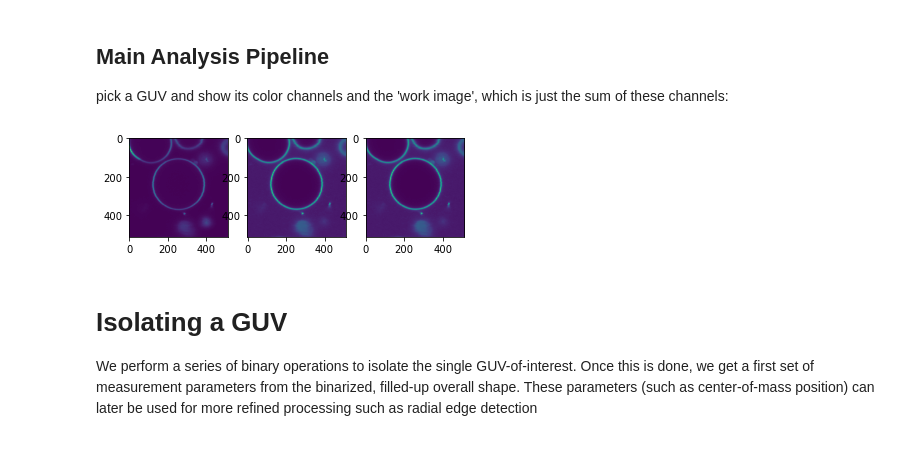
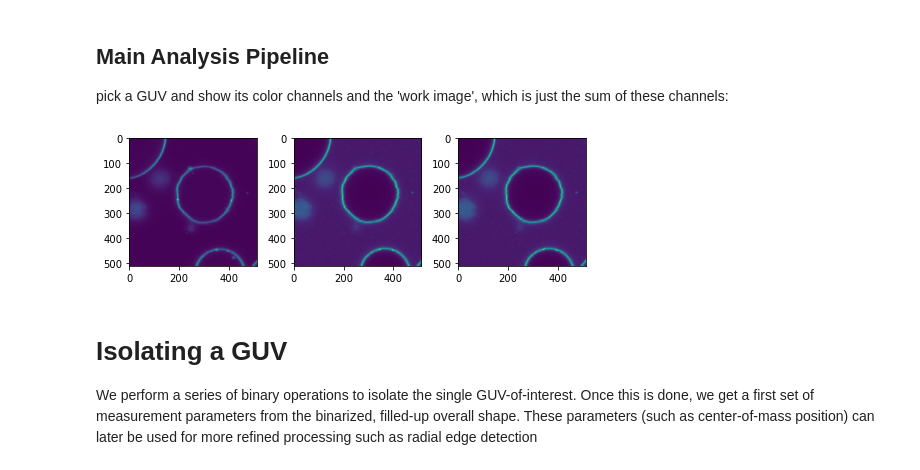
Before and after one commit to jacobkers/Vesicle_analysis, a Jupyter notebook: python/Bert_basic_pipeline_notebook.ipynb, the cells around one changed output. Saved outputs shown, nothing was run; the diff lists cells and outputs as text; code cells hidden in the pictures.

```diff
--- a/python/Bert_basic_pipeline_notebook.ipynb
+++ b/python/Bert_basic_pipeline_notebook.ipynb
@@ -19,3 +19,9 @@ from skimage import measure
 #customs:
 import guv_binary_ops
 import guv_tools
+
+# set up autoreload on all files
+%load_ext autoreload
+%autoreload 2
+
+plt.rcParams['figure.figsize'] = [7, 5]
@@ -70,23 +79,25 @@ for row_cells in sheet_files.iter_rows(min_row=2, max_row=sheet_files.max_row):
 ## Main Analysis Pipeline
 pick a GUV and show its color channels and the 'work image', which is just the sum of these channels:
 # %%
-Guv = Guv_list[0]
+Guv = Guv_list[2]
 image_path = Guv.pathname + '\\' + Guv.filename
 roi = np.array(io.imread(image_path))
 # extract other basic metadata
 clrs, rr,cc,=np.shape(roi)
 fig, axs = plt.subplots(1, clrs +1)
 #setup a work image for edge detection etc
 for color_i, chan in enumerate(roi):
     if color_i==0:
         roi_work=chan-np.min(chan)
     else:
             roi_work=+ chan - np.min(chan)
+            roi_main = chan  #to be used later
     axs[color_i].imshow(chan)
 axs[color_i+1].imshow(roi_work)
+fig.tight_layout()
 plt.show()
 # %% [output]
-[figure, old version]
+[figure, new version]
 # %% [markdown]
 # Isolating a GUV
 
```
Also changed, not shown: parts of 11 cells of this notebook, 1 other file.
